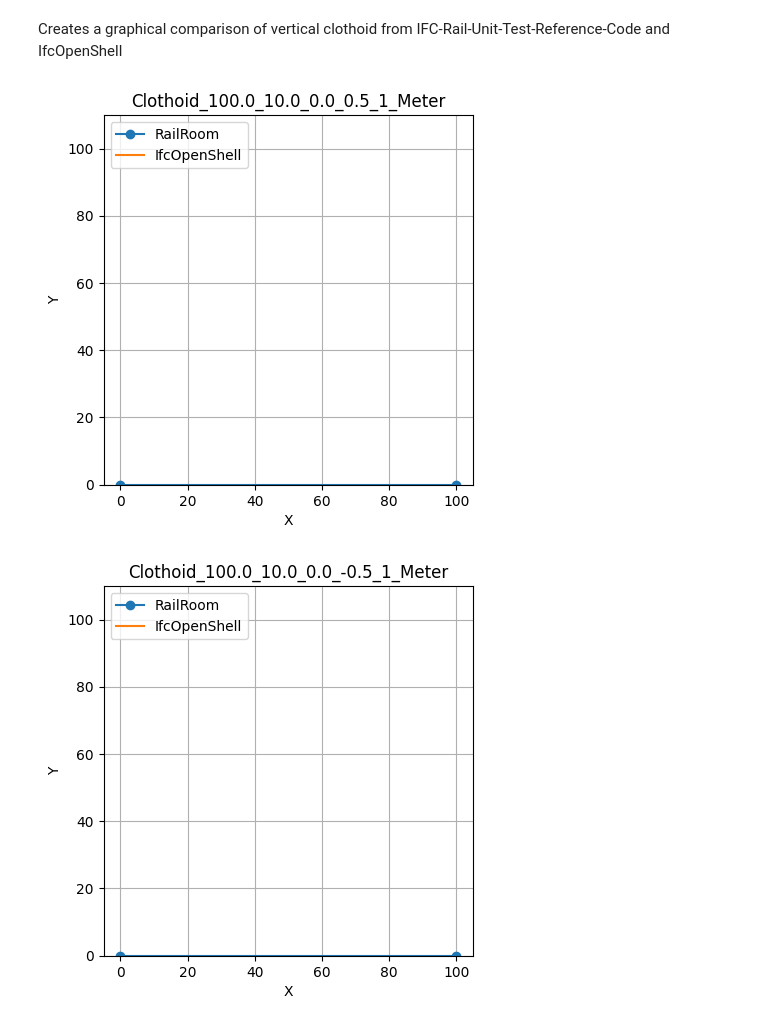
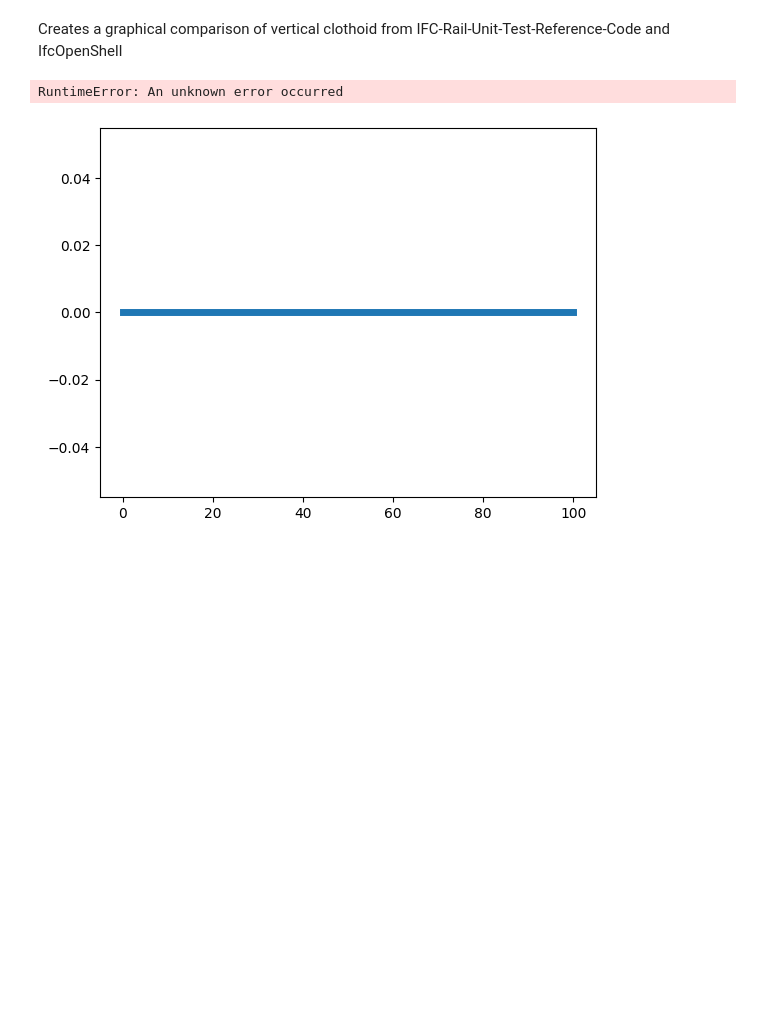
Before and after one commit to civilx64/IfcAlignmentDriver, a Jupyter notebook: Notebooks/CompareVerticalAlignment_Clothoid.ipynb, the cells around one changed output. Saved outputs shown, nothing was run; the diff lists cells and outputs as text; code cells hidden in the pictures; blank space fills up the shorter version.

```diff
--- a/Notebooks/CompareVerticalAlignment_Clothoid.ipynb
+++ b/Notebooks/CompareVerticalAlignment_Clothoid.ipynb
@@ -17,40 +17,40 @@ test_cases.append("Clothoid_100.0_10.0_1.0_0.5_1_Meter")
 test_cases.append("Clothoid_100.0_10.0_-1.0_-0.5_1_Meter")
 
 for test_case in test_cases:
-    model = ifcopenshell.open("D:/IFC-Rail-Unit-Test-Reference-Code/alignment_testset/IFC-WithGeneratedGeometry/GENERATED__VerticalAlignment_" + test_case + ".ifc")
-    results_file = "D:/IFC-Rail-Unit-Test-Reference-Code/alignment_testset/ToolboxProcessed/VerticalAlignment/Clothoid/" + test_case + ".txt"
+    model = ifcopenshell.open("F:/IFC-Rail-Unit-Test-Reference-Code/alignment_testset/IFC-WithGeneratedGeometry/GENERATED__VerticalAlignment_" + test_case + ".ifc")
+    results_file = "F:/IFC-Rail-Unit-Test-Reference-Code/alignment_testset/ToolboxProcessed/VerticalAlignment/Clothoid/" + test_case + ".txt"
     with open(results_file,'r') as f:
         lines = f.readlines()[2:] # skip the first two header lines
 
     x_values = []
     z_values = []
     for line in lines:
         s,x,z = map(float,line.split())
         x_values.append(x)
         z_values.append(z)
 
     fig1 = plt.figure().add_subplot()
-    fig1.plot(x_values,z_values,label="RailRoom",marker="o")
+    fig1.plot(x_values,z_values,label="RailRoom",linewidth=5)
 
     curves = model.by_type("IfcGradientCurve",False)
 
     settings = geom.settings()
 
 
     for curve in curves:
         shape = geom.create_shape(settings,curve)
         verts = shape.verts
         verts = np.array(verts).reshape((-1,3))
         x,y,z = verts.T
         fig1.plot(x,z,label="IfcOpenShell")
 
     fig1.set_title(test_case)
     fig1.legend(loc="upper left")
     fig1.axis("square")
     fig1.set_xlabel("X")
     fig1.set_ylabel("Y")
     fig1.grid(True)
     plt.show()
 # %% [output]
+RuntimeError: An unknown error occurred
-[figure, old version]
+[figure, new version]
-[figure, removed]
```
Also changed, not shown: parts of 1 cell of this notebook, 14 other files.
